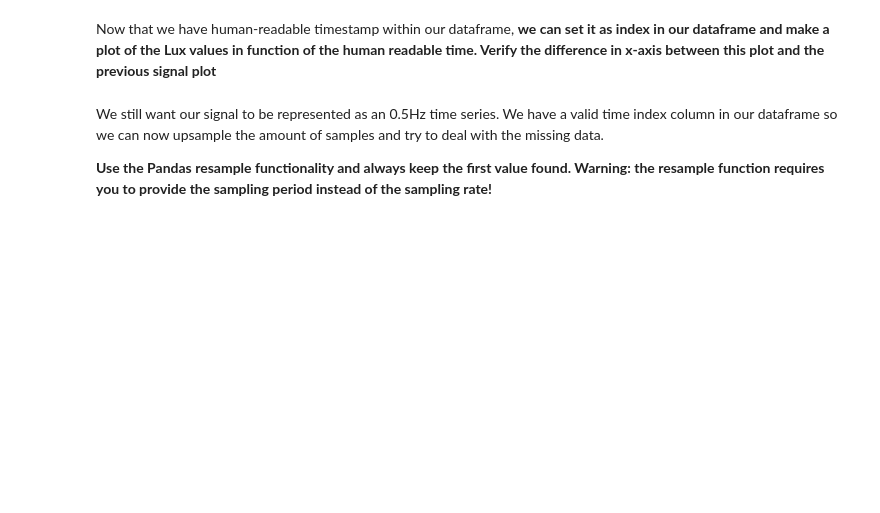
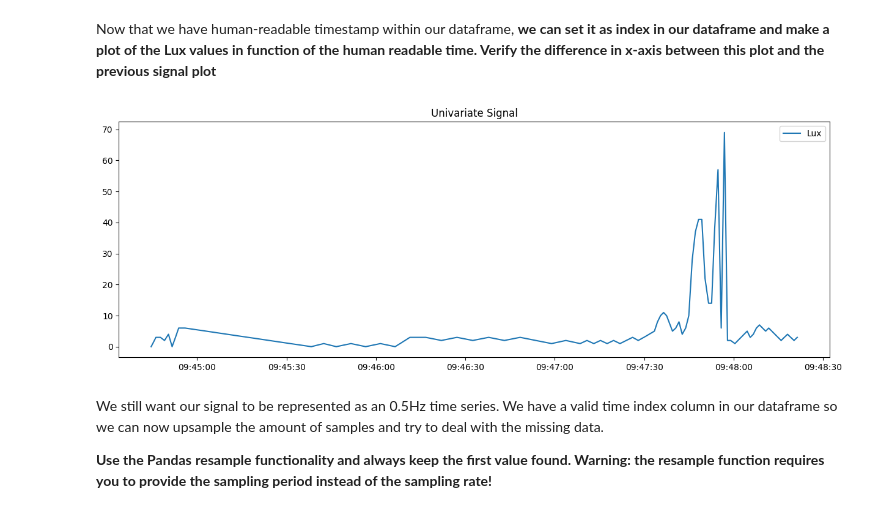
Before and after one commit to cesarz10/Data-Analytics-Healthcare, a Jupyter notebook: Lab_3_mobile/Lab_3_Mobile.ipynb, the cells around one changed output. Saved outputs shown, nothing was run; the diff lists cells and outputs as text; code cells hidden in the pictures; blank space fills up the shorter version.

```diff
--- a/Lab_3_mobile/Lab_3_Mobile.ipynb
+++ b/Lab_3_mobile/Lab_3_Mobile.ipynb
@@ -253,7 +254,7 @@ Keep in mind that this UTC timestamps will report the Greenwich time (UTC: 0).
 **Transform the timestamps within the time_utc to represent the time in Belgium. (you can use the tz_convert and tz_localize Pandas functions). To easily access datetimelike properties, take a look at pandas.Series.dt**
 # %%
 # Try to localise first to Greenwich time and then convert to the local time in Belgium
-df['time_belgium'] = #df['time_utc'].tz_localize('Europe/Brussels', ambiguous='infer')#.tz_convert(tz='Europe/Brussels')
+df['time_belgium'] = df['time_utc'].dt.tz_localize('CET').dt.tz_convert('Europe/Brussels')
 
 df['time_belgium']
 # %% [output]
@@ -263,20 +275,18 @@ Now that we have human-readable timestamp within our dataframe, **we can set it
 # %%
 # set the local time as index
 
-df.index = # YOUR CODE HERE
+df.index = df['time_belgium']
 # %%
 fig, axes = plt.subplots(1, figsize=(15, 5))
 # Now, let's plot the lux values
 
-# YOUR CODE HERE, REPLACE NONE
-# NOTE: in the previous block, you've specified the index of the dataframe.
-# Matplotlib will take by default the index column of a dataframe as x-axis
-axes.plot(None,label='Lux')
-
+axes.plot(df['value'], label='Lux')
 # set the title and show the legend
 axes.set_title("Univariate Signal")
 axes.legend()
 plt.show()
+# %% [output]
+[figure, added]
 # %% [markdown]
 We still want our signal to be represented as an 0.5Hz time series. We have a valid time index column in our dataframe so we can now upsample the amount of samples and try to deal with the missing data.
 
```
Also changed, not shown: parts of 13 cells of this notebook.
